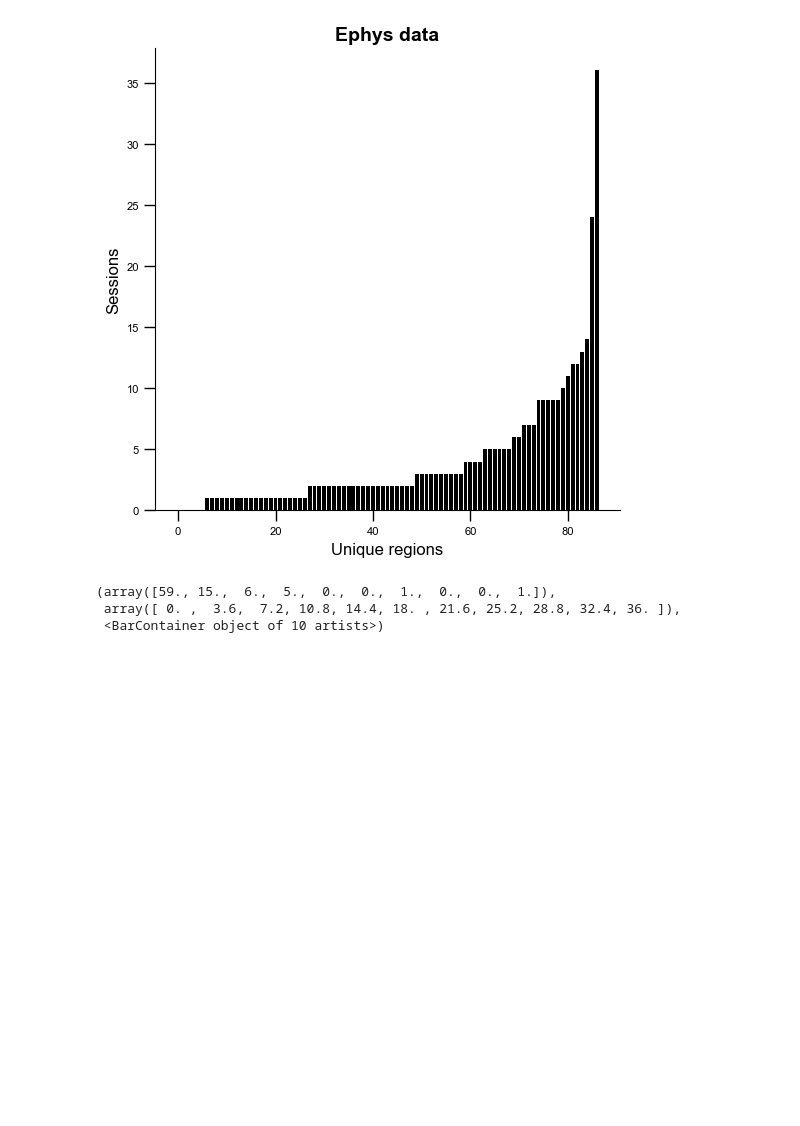
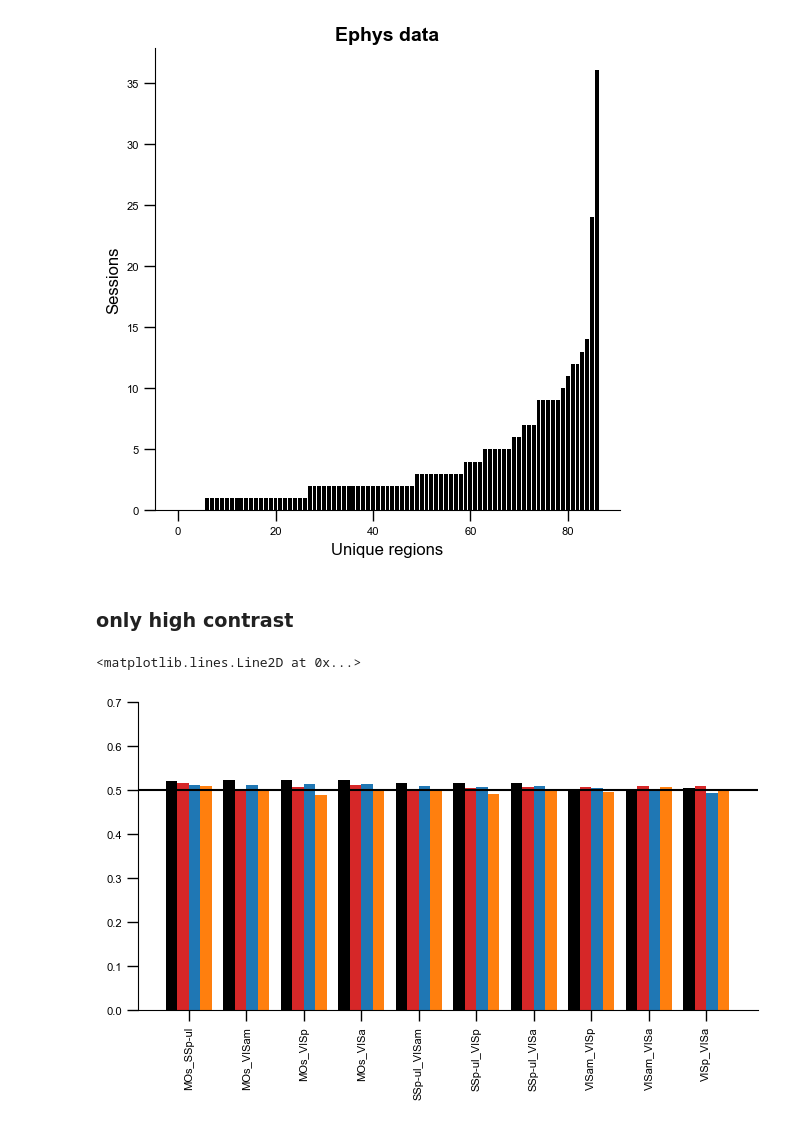
Before and after one commit to debottamKundu/ibl-partial-info-decomp, a Jupyter notebook: notebooks/multiregiondecoders.ipynb, the cells around one changed output. Drawn from its saved outputs; the diff is of its cells as text; code cells hidden in the pictures; blank space fills up the shorter version.

```diff
--- a/notebooks/multiregiondecoders.ipynb
+++ b/notebooks/multiregiondecoders.ipynb
@@ -797,9 +806,34 @@ ax.set_title("Ephys data")
 # %% [output]
 Text(0.5, 1.0, 'Ephys data')
 [figure]
-# %%
-ax.hist(animals)
-# %% [output]
-(array([59., 15.,  6.,  5.,  0.,  0.,  1.,  0.,  0.,  1.]),
- array([ 0. ,  3.6,  7.2, 10.8, 14.4, 18. , 21.6, 25.2, 28.8, 32.4, 36. ]),
- <BarContainer object of 10 artists>)
+# %% [markdown]
+### only high contrast
+# %%
+files_high_contrast = np.sort(glob("../data/generated/highcontrast/*.pkl"))
+# %%
+mean_accuracies_by_condition_high_contrast = mean_accuracies_for_wifi_by_conditions(
+    files_high_contrast
+)
+# %%
+with open(files_high_contrast[0], "rb") as f:
+    d = pkl.load(f)
+frames = list(d.keys())
+pairs = list(d[frames[0]].keys())
+regions = [re.findall(r"\['(.*?)'\]", p) for p in pairs]
+names = [f"{r[0]}_{r[1]}" for r in regions]
+# %%
+fig, ax = plt.subplots(figsize=(8, 4))
+
+for idx in range(4):
+    ax.bar(
+        np.arange(10) + 0.2 * idx,
+        np.mean(mean_accuracies_by_condition_high_contrast, axis=0)[:, 1, idx],
+        width=0.2,
+    )
+
+ax.set_xticks(np.arange(10) + 0.2 * (4 - 1) / 2, names, rotation=90)
+ax.set_ylim(0, 0.7)
+ax.axhline(0.5)
+# %% [output]
+<matplotlib.lines.Line2D at 0x...>
+[figure, added]
```
Also changed, not shown: parts of 3 cells of this notebook, 2 other files.
